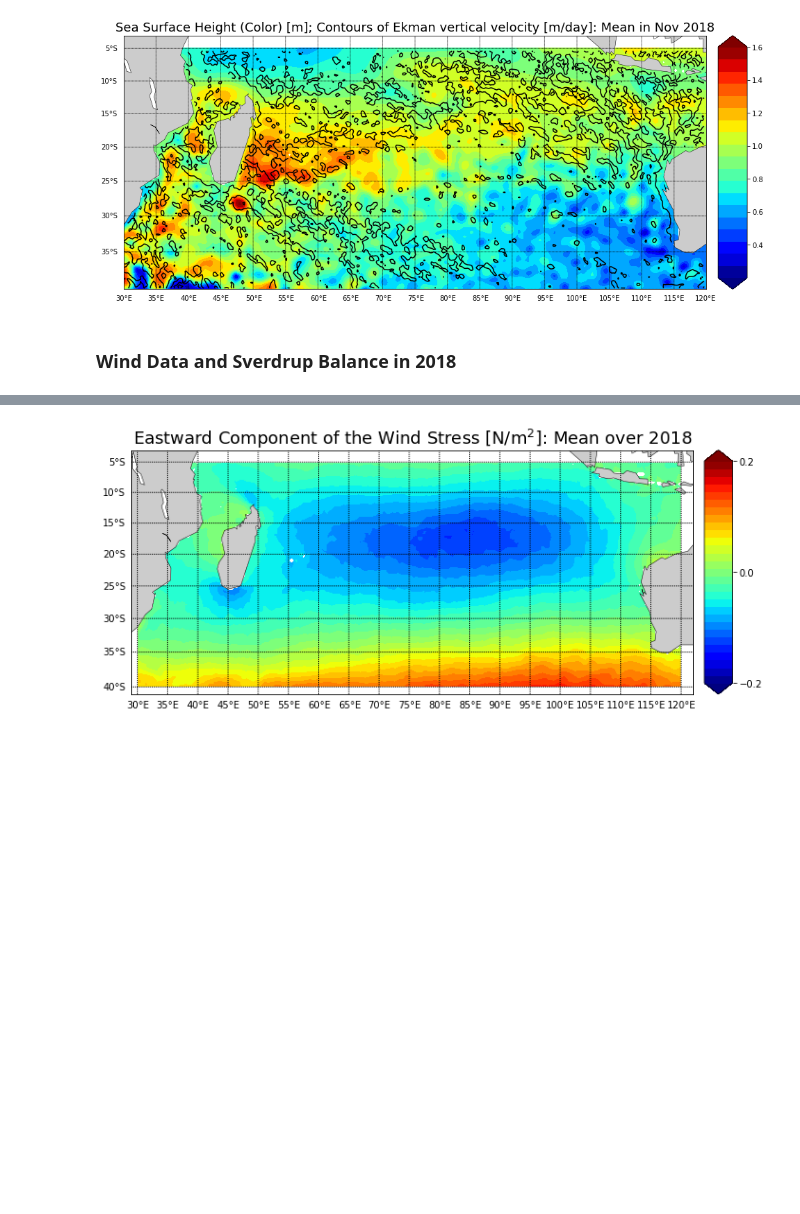
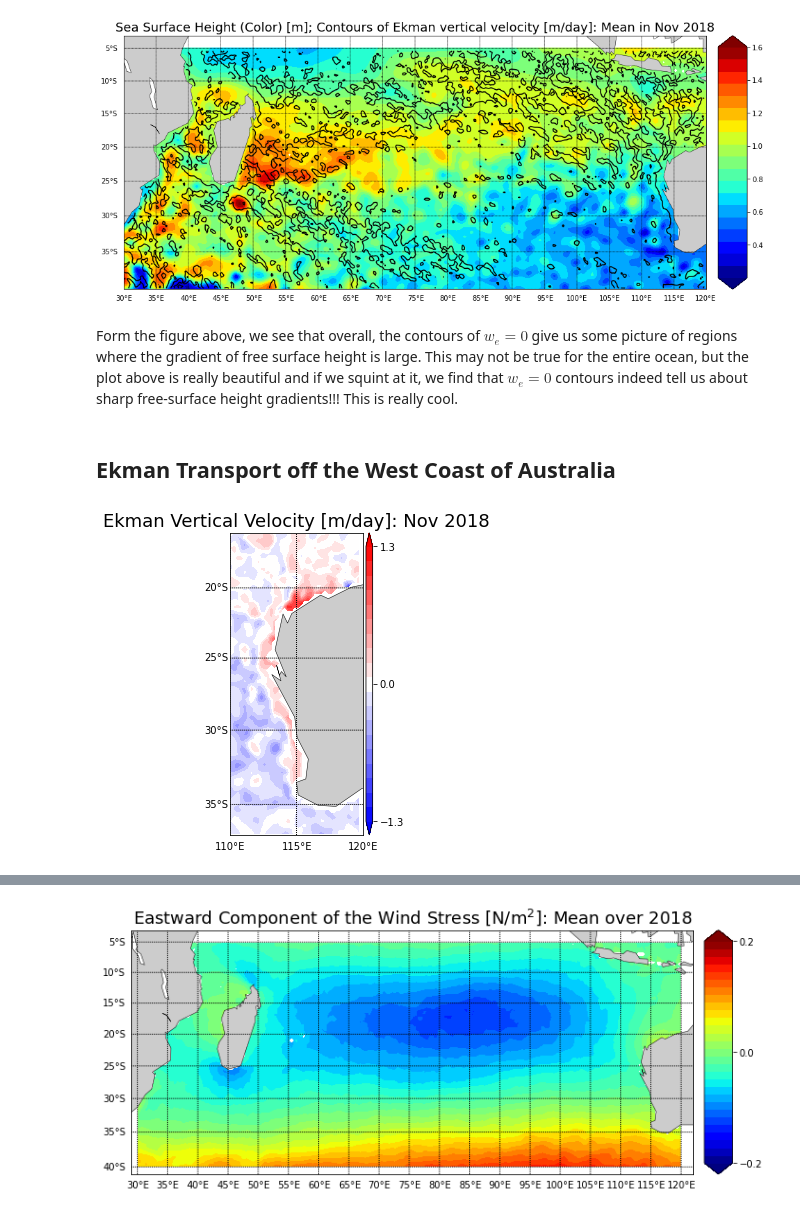
Before and after one commit to sakshamg94/CEE262I_OceanCirculation, a Jupyter notebook: final_project_II.ipynb, the cells around one changed output, grey strips where cells are left out. Saved outputs shown, nothing was run; the diff lists cells and outputs as text; code cells hidden in the pictures; blank space fills up the shorter version.

```diff
--- a/final_project_II.ipynb
+++ b/final_project_II.ipynb
@@ -417,5 +459,40 @@ plt.tight_layout()
 plt.show()
 # %% [output]
 [figure]
-# %% [markdown]
-### Wind Data and Sverdrup Balance in 2018
+# %% [markdown]
+Form the figure above, we see that overall, the contours of $w_e=0$ give us some picture of regions where the gradient of free surface height is large. This may not be true for the entire ocean, but the plot above is really beautiful and if we squint at it, we find that $w_e=0$ contours indeed tell us about sharp free-surface height gradients!!! This is really cool.
+# %% [markdown]
+## Ekman Transport off the West Coast of Australia
+# %%
+# Get lat-lon grid
+lon3, lat3 = np.meshgrid(lon_1D, lat_1D, indexing='ij')
+Nx2, Ny2 = lon3.shape
+
+# Limit entire domain
+lon_max2 = (120-360)
+lon_min2 = (110-360)
+lat_max2 = -18
+lat_min2 = -37
+domain2 = ((lon3>=lon_min2) & (lon3<=lon_max2) & (lat3>=lat_min2) & (lat3<=lat_max2))
+we3 = we
+we3[domain2==0] == np.nan
+
+### PLOT west coast of Australia
+plt.figure(figsize=(5,5))
+
+m = Basemap(projection='mill',
+            llcrnrlat=lat_min2, urcrnrlat=lat_max2+2,
+            llcrnrlon=lon_min2, urcrnrlon=lon_max2,
+            resolution='c')
+m.fillcontinents()
+m.drawcoastlines(linewidth=0.5)
+m.drawparallels(np.arange(-90.,91,5.), labels=[1,0,0,0])
+m.drawmeridians(np.arange(-180.,181,5.), labels=[0,0,0,1])
+levs = np.linspace(-welim, welim, 20)
+cmesh = m.contourf(lon3, lat3, we3, levs, cmap='bwr', latlon=True, extend='both')
+cbar = m.colorbar(cmesh, ticks=[-welim, 0, welim], location='right')
+plt.title('Ekman Vertical Velocity [m/day]: {} {}'.format(currDate[0], currDate[1]), fontsize=18)
+plt.tight_layout()
+plt.show()
+# %% [output]
+[figure, added]
```
Also changed, not shown: parts of 24 cells of this notebook.
